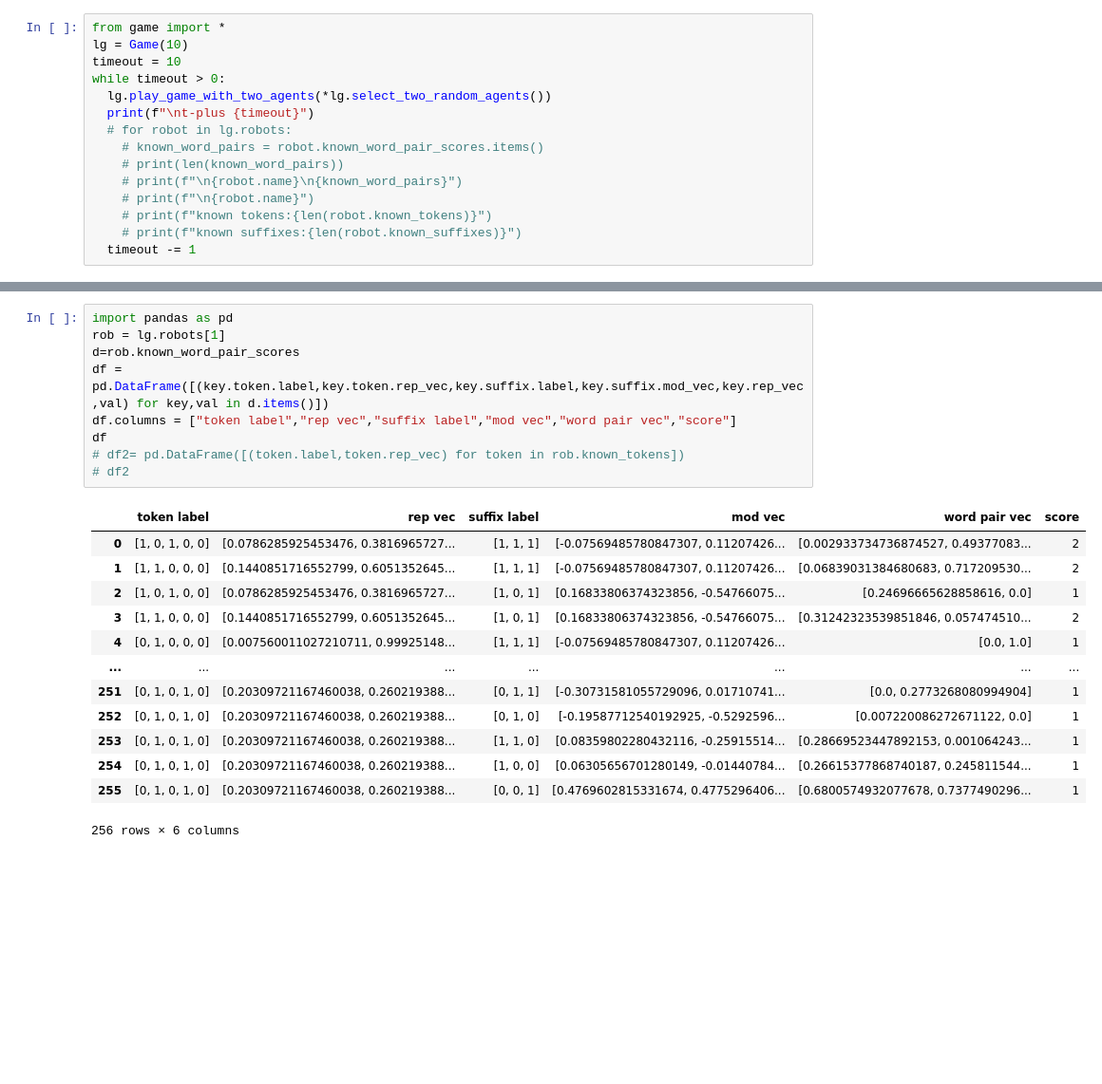
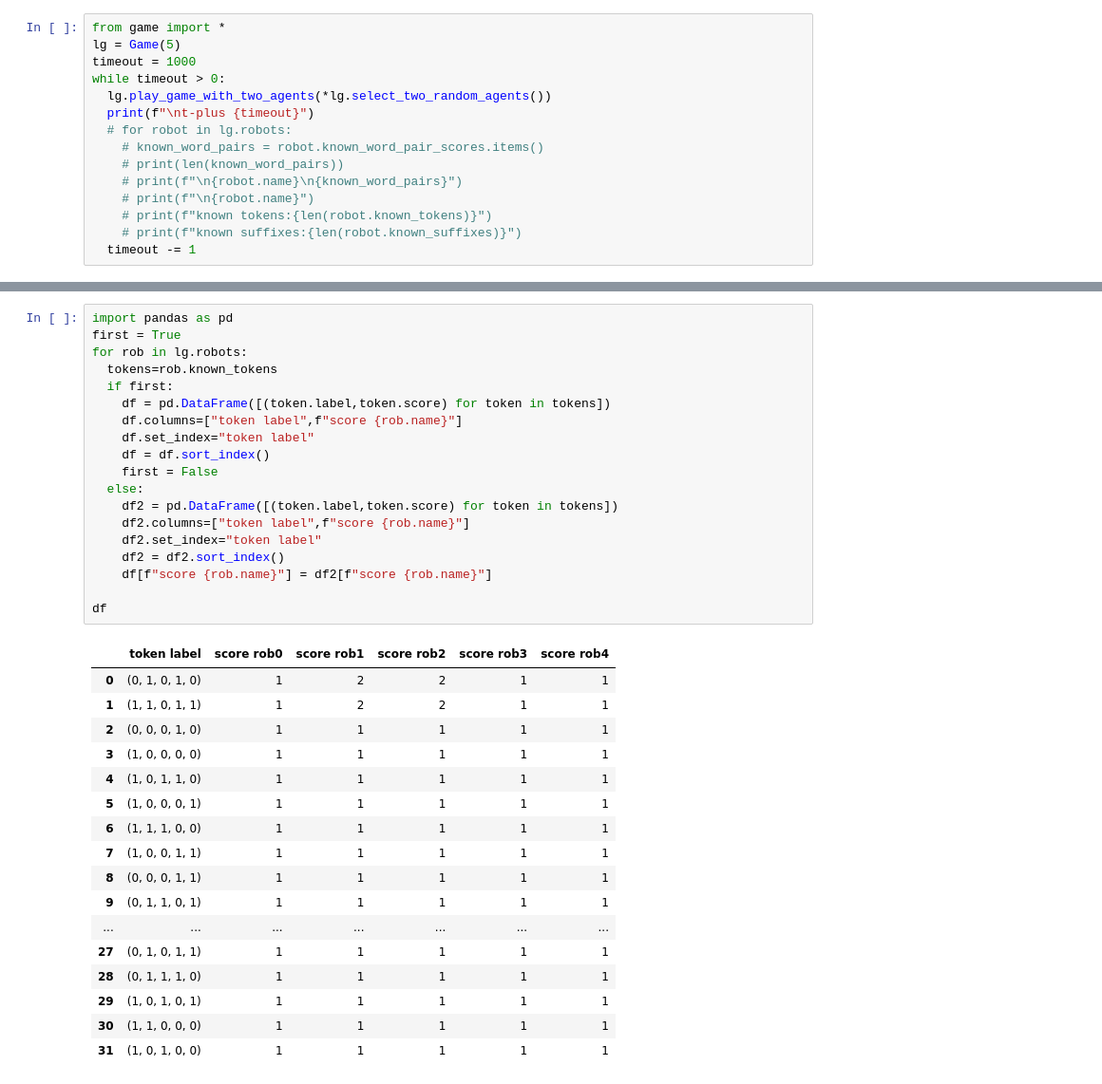
Before and after one commit to Jayordo/thymio_aseba_install, a Jupyter notebook: lang_game/running_scripts.ipynb, the cells around one changed output, grey strips where cells are left out. Shown at 95% size. Saved outputs shown, nothing was run; the diff lists cells and outputs as text; blank space fills up the shorter version.

```diff
--- a/lang_game/running_scripts.ipynb
+++ b/lang_game/running_scripts.ipynb
@@ -3,8 +6,8 @@
 %autoreload 2
 # %%
 from game import *
-lg = Game(10)
-timeout = 10
+lg = Game(5)
+timeout = 1000
 while timeout > 0:
   lg.play_game_with_two_agents(*lg.select_two_random_agents())
   print(f"\nt-plus {timeout}")
@@ -36,24 +39,38 @@ t-plus 2
 t-plus 1
 # %%
 import pandas as pd
-rob = lg.robots[1]
-d=rob.known_word_pair_scores
-df = pd.DataFrame([(key.token.label,key.token.rep_vec,key.suffix.label,key.suffix.mod_vec,key.rep_vec,val) for key,val in d.items()])
-df.columns = ["token label","rep vec","suffix label","mod vec","word pair vec","score"]
+first = True
+for rob in lg.robots:
+  tokens=rob.known_tokens
+  if first:
+    df = pd.DataFrame([(token.label,token.score) for token in tokens])
+    df.columns=["token label",f"score {rob.name}"]
+    df.set_index="token label"
+    df = df.sort_index()
+    first = False
+  else:
+    df2 = pd.DataFrame([(token.label,token.score) for token in tokens])
+    df2.columns=["token label",f"score {rob.name}"]
+    df2.set_index="token label"
+    df2 = df2.sort_index()
+    df[f"score {rob.name}"] = df2[f"score {rob.name}"]
+
 df
-# df2= pd.DataFrame([(token.label,token.rep_vec) for token in rob.known_tokens])
-# df2
 # %% [output]
-|  | token label | rep vec | suffix label | mod vec | word pair vec | score |
-| 0 | [1, 0, 1, 0, 0] | [0.0786285925453476, 0.3816965727... | [1, 1, 1] | [-0.07569485780847307, 0.11207426... | [0.002933734736874527, 0.49377083... | 2 |
-| 1 | [1, 1, 0, 0, 0] | [0.1440851716552799, 0.6051352645... | [1, 1, 1] | [-0.07569485780847307, 0.11207426... | [0.06839031384680683, 0.717209530... | 2 |
-| 2 | [1, 0, 1, 0, 0] | [0.0786285925453476, 0.3816965727... | [1, 0, 1] | [0.16833806374323856, -0.54766075... | [0.24696665628858616, 0.0] | 1 |
-| 3 | [1, 1, 0, 0, 0] | [0.1440851716552799, 0.6051352645... | [1, 0, 1] | [0.16833806374323856, -0.54766075... | [0.31242323539851846, 0.057474510... | 2 |
-| 4 | [0, 1, 0, 0, 0] | [0.007560011027210711, 0.99925148... | [1, 1, 1] | [-0.07569485780847307, 0.11207426... | [0.0, 1.0] | 1 |
+|  | token label | score rob0 | score rob1 | score rob2 | score rob3 | score rob4 |
+| 0 | (0, 1, 0, 1, 0) | 1 | 2 | 2 | 1 | 1 |
+| 1 | (1, 1, 0, 1, 1) | 1 | 2 | 2 | 1 | 1 |
+| 2 | (0, 0, 0, 1, 0) | 1 | 1 | 1 | 1 | 1 |
+| 3 | (1, 0, 0, 0, 0) | 1 | 1 | 1 | 1 | 1 |
+| 4 | (1, 0, 1, 1, 0) | 1 | 1 | 1 | 1 | 1 |
+| 5 | (1, 0, 0, 0, 1) | 1 | 1 | 1 | 1 | 1 |
+| 6 | (1, 1, 1, 0, 0) | 1 | 1 | 1 | 1 | 1 |
+| 7 | (1, 0, 0, 1, 1) | 1 | 1 | 1 | 1 | 1 |
+| 8 | (0, 0, 0, 1, 1) | 1 | 1 | 1 | 1 | 1 |
+| 9 | (0, 1, 1, 0, 1) | 1 | 1 | 1 | 1 | 1 |
 | ... | ... | ... | ... | ... | ... | ... |
-| 251 | [0, 1, 0, 1, 0] | [0.20309721167460038, 0.260219388... | [0, 1, 1] | [-0.30731581055729096, 0.01710741... | [0.0, 0.2773268080994904] | 1 |
-| 252 | [0, 1, 0, 1, 0] | [0.20309721167460038, 0.260219388... | [0, 1, 0] | [-0.19587712540192925, -0.5292596... | [0.007220086272671122, 0.0] | 1 |
-| 253 | [0, 1, 0, 1, 0] | [0.20309721167460038, 0.260219388... | [1, 1, 0] | [0.08359802280432116, -0.25915514... | [0.28669523447892153, 0.001064243... | 1 |
-| 254 | [0, 1, 0, 1, 0] | [0.20309721167460038, 0.260219388... | [1, 0, 0] | [0.06305656701280149, -0.01440784... | [0.26615377868740187, 0.245811544... | 1 |
-| 255 | [0, 1, 0, 1, 0] | [0.20309721167460038, 0.260219388... | [0, 0, 1] | [0.4769602815331674, 0.4775296406... | [0.6800574932077678, 0.7377490296... | 1 |
+| 27 | (0, 1, 0, 1, 1) | 1 | 1 | 1 | 1 | 1 |
+| 28 | (0, 1, 1, 1, 0) | 1 | 1 | 1 | 1 | 1 |
+| 29 | (1, 0, 1, 0, 1) | 1 | 1 | 1 | 1 | 1 |
+| 30 | (1, 1, 0, 0, 0) | 1 | 1 | 1 | 1 | 1 |
+| 31 | (1, 0, 1, 0, 0) | 1 | 1 | 1 | 1 | 1 |
-256 rows × 6 columns
```
Also changed, not shown: parts of 6 cells of this notebook, 4 other files.
